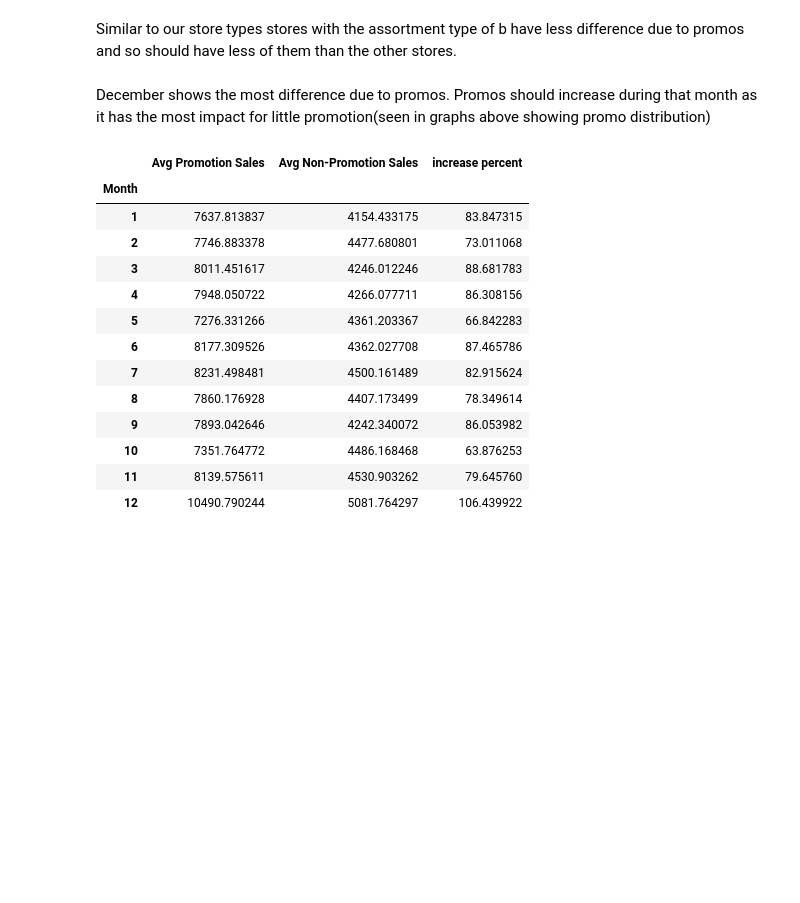
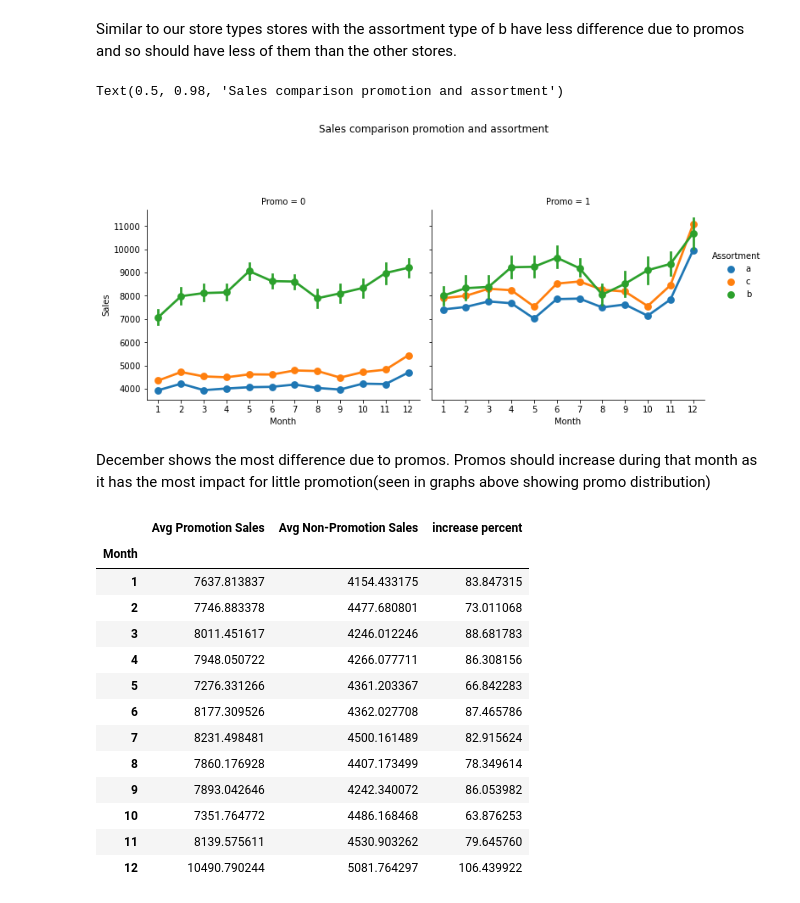
Before and after one commit to SameC137/Rosmann_Sales, a Jupyter notebook: notebooks/DataExploration.ipynb, the cells around one changed output. Drawn from its saved outputs; the diff is of its cells as text; code cells hidden in the pictures; blank space fills up the shorter version.

```diff
--- a/notebooks/DataExploration.ipynb
+++ b/notebooks/DataExploration.ipynb
@@ -418,10 +418,13 @@ Similar to our store types stores with the assortment type of b have less differ
 # %%
 pto=sns.factorplot(data = train_store, x ="Month", y = "Sales",
                col = 'Promo',
-               hue="Assortment").set_title("Sales comparison promotion and assortment")
+               hue="Assortment")
 
-pto.fig.subplots_adjust(top=0.2)
+pto.fig.subplots_adjust(top=0.7)
 pto.fig.suptitle("Sales comparison promotion and assortment")
+# %% [output]
+Text(0.5, 0.98, 'Sales comparison promotion and assortment')
+[figure, added]
 # %% [markdown]
 December shows the most difference due to promos. Promos should increase during that month as it has the most impact for little promotion(seen in graphs above showing promo distribution)
 # %%
```
Also changed, not shown: parts of 6 cells of this notebook.
